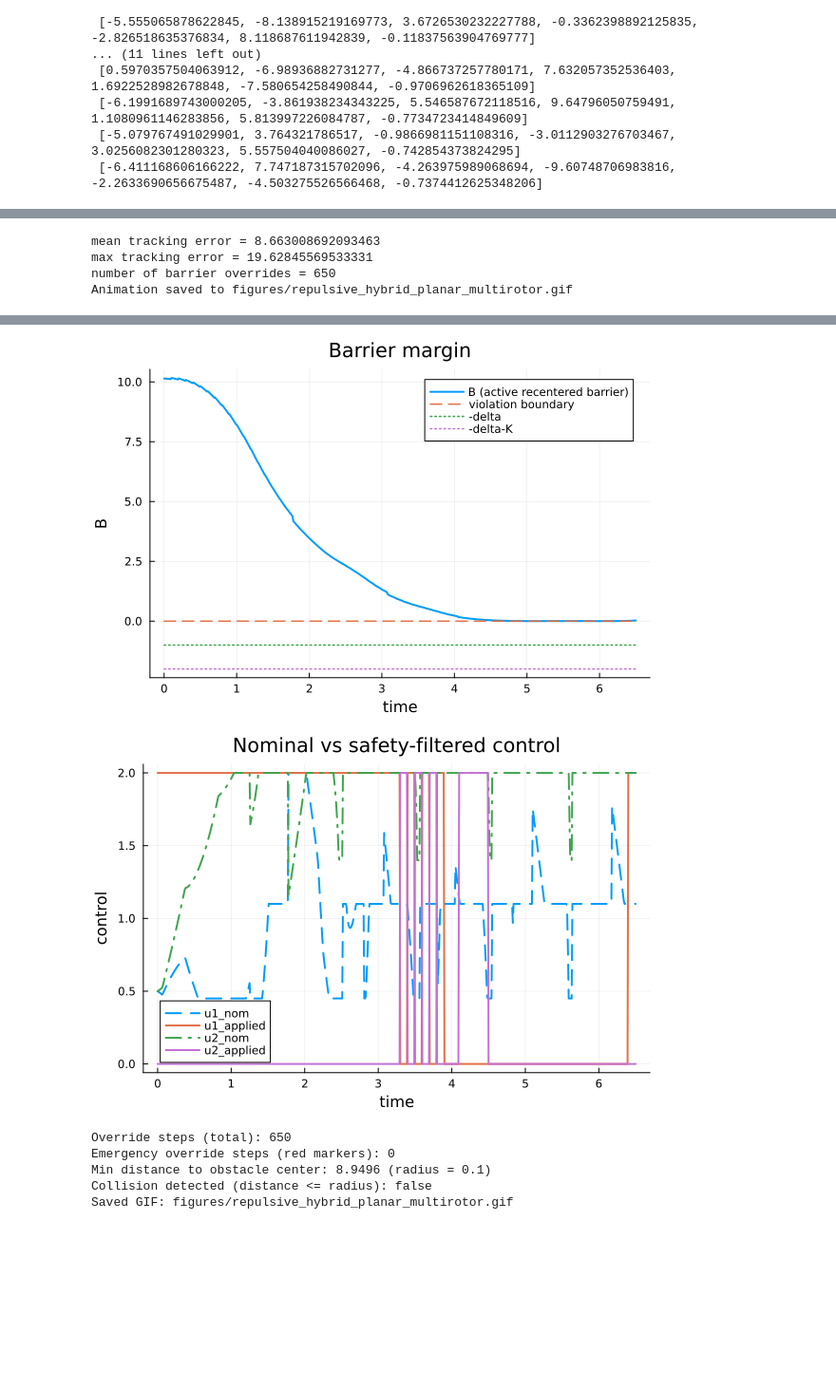
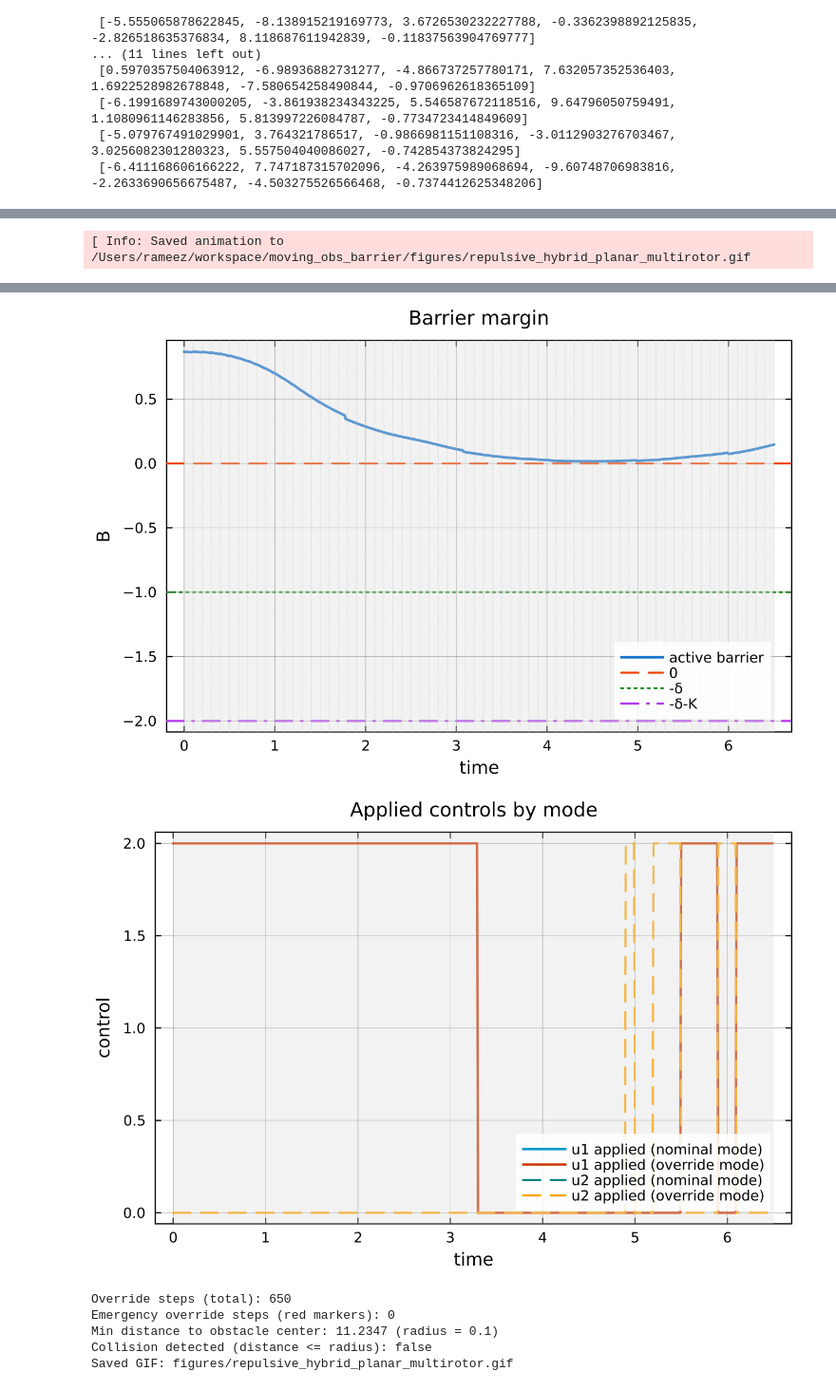
Before and after one commit to rameezw/RepulsiveBarriers, a Jupyter notebook: repulsive-hybrid_planar-multirotor7D.ipynb, the cells around one changed output, grey strips where cells are left out. Shown at 95% size. Cells and saved outputs as stored; diff of their text form; code cells hidden in the pictures; blank space fills up the shorter version.

```diff
--- a/repulsive-hybrid_planar-multirotor7D.ipynb
+++ b/repulsive-hybrid_planar-multirotor7D.ipynb
@@ -305,13 +315,13 @@ Status obtained: FEASIBLE_POINT
 # %%
 include("Repulsive_hybrid_planar_multirotor7D_recenter_fix.jl")
 
-all_B = [B_1, B_2, B_3, B_4]
-# K_sim = maximum([K_1, K_2, K_3, K_4])
+all_B = all_barriers
+U_sim = barrier_controls_synth
 K_sim = K
 
 res = RepulsiveHybridPlanarMultirotorRecenterFix.run_repulsive_hybrid_planar_multirotor_demo(
     Bs = all_B,
-    U = U,
+    U = U_sim,
     K = K_sim,
     delta = 1.0,
     alpha = 0.1,
@@ -343,4 +357 @@ minimum true obstacle distance = 8.949637462700021
-mean tracking error = 8.663008692093463
-max tracking error = 19.62845569533331
-number of barrier overrides = 650
-Animation saved to figures/repulsive_hybrid_planar_multirotor.gif
+[ Info: Saved animation to /Users/rameez/workspace/moving_obs_barrier/figures/repulsive_hybrid_planar_multirotor.gif
@@ -348,7 +359,7 @@ Animation saved to figures/repulsive_hybrid_planar_multirotor.gif
-[figure, old version]
+[figure, new version]
-[figure, old version]
+[figure, new version]
 Override steps (total): 650
 Emergency override steps (red markers): 0
-Min distance to obstacle center: 8.9496 (radius = 0.1)
+Min distance to obstacle center: 11.2347 (radius = 0.1)
 Collision detected (distance <= radius): false
 Saved GIF: figures/repulsive_hybrid_planar_multirotor.gif
```
Also changed, not shown: parts of 5 cells of this notebook, 6 other files.
